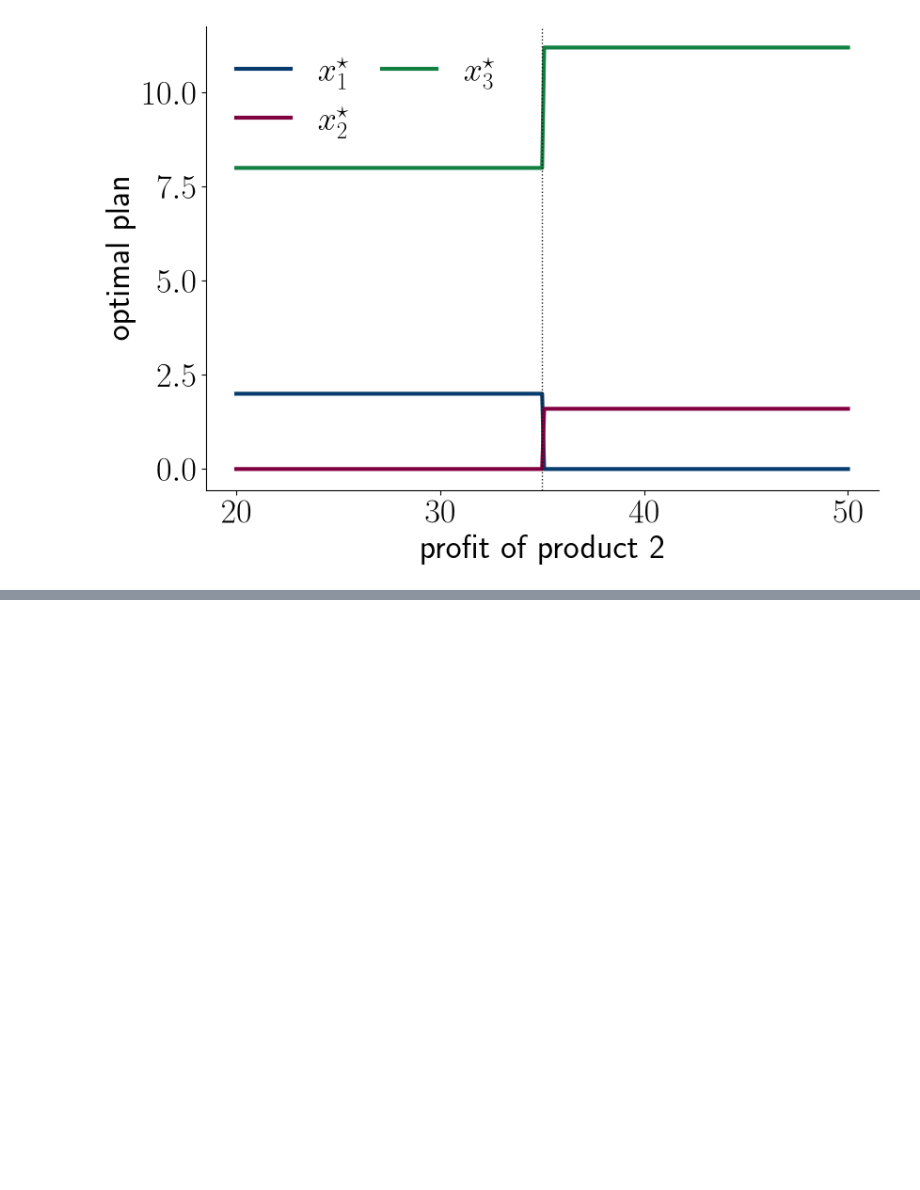
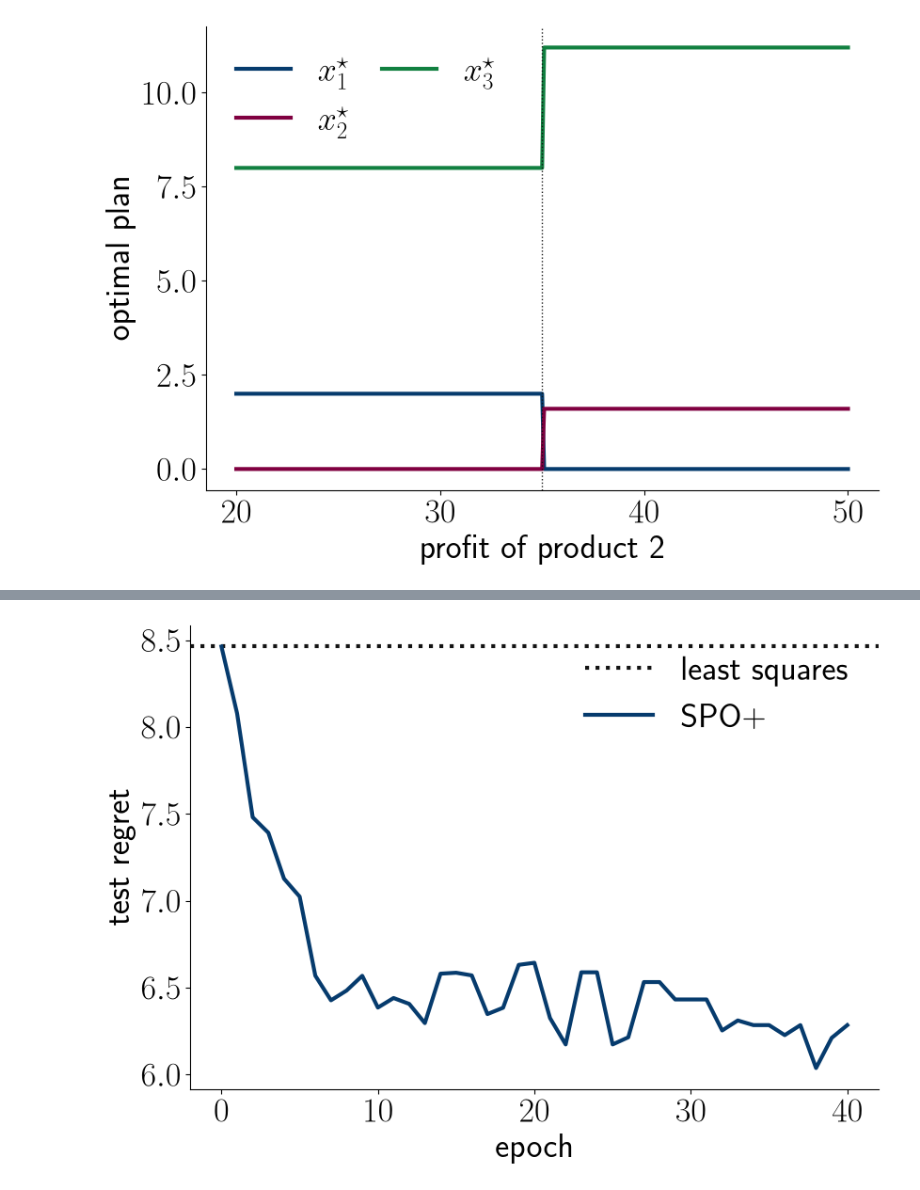
Before and after one commit to ORF522/companion, a Jupyter notebook: lectures/08_lecture/differentiable_lp.ipynb, the cells around one changed output, grey strips where cells are left out. Drawn from its saved outputs; the diff is of its cells as text; code cells hidden in the pictures; blank space fills up the shorter version.

```diff
--- a/lectures/08_lecture/differentiable_lp.ipynb
+++ b/lectures/08_lecture/differentiable_lp.ipynb
@@ -256,0 +193,13 @@ SPO+: test regret 7.033260605142712
+# %%
+fig, ax = plt.subplots(figsize=(9, 6.5))
+ax.axhline(regret_ls, color=BLACK, lw=3, ls=":", label="least squares")
+ax.plot(hist_spo, color=BLUE, lw=3, label="SPO+")
+ax.set_xlabel("epoch")
+ax.set_ylabel("test regret")
+ax.legend(loc="upper right", frameon=False)
+ax.spines[["top", "right"]].set_visible(False)
+fig.tight_layout()
+fig.savefig("training-regret.svg", transparent=True)
+fig.savefig("training-regret.png", dpi=60)
+# %% [output]
+[figure, added]
```
Also changed, not shown: parts of 14 cells of this notebook.
